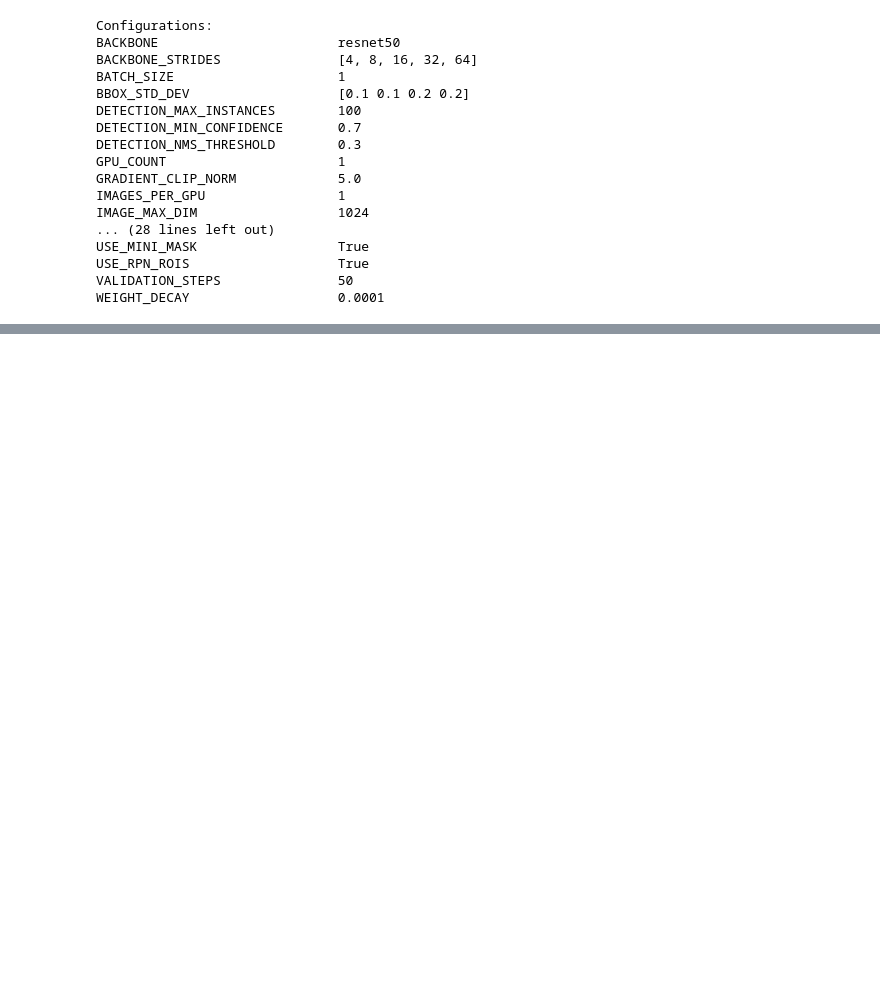
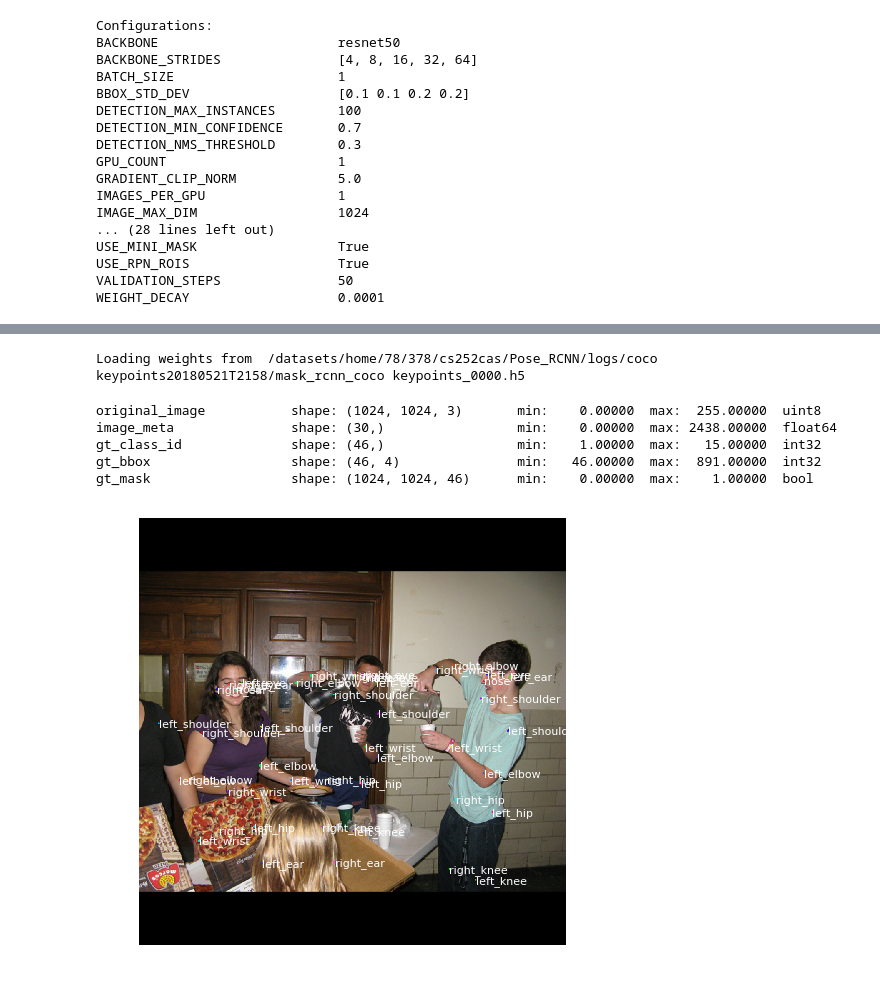
Before and after one commit to bitsauce/Keypoint_RCNN, a Jupyter notebook: samples/keypoints.ipynb, the cells around one changed output, grey strips where cells are left out. Cells and saved outputs as stored; diff of their text form; code cells hidden in the pictures; blank space fills up the shorter version.

Commit message:
Train

```diff
--- a/samples/keypoints.ipynb
+++ b/samples/keypoints.ipynb
@@ -111,6 +109,8 @@ class TrainConfig(coco_keypoints.CocoConfig):
     # All the keypoints + BG
     NUM_CLASSES = len(dataset_train.class_names)
 
+    STEPS_PER_EPOCH = 10
+
 config = TrainConfig()
 config.display()
 # %% [output]
@@ -174,0 +173,10 @@ _idx.shape (97,)
+# %%
+class InferenceConfig(coco_keypoints.CocoConfig):
+    GPU_COUNT = 1
+    IMAGES_PER_GPU = 1
+    DETECTION_MIN_CONFIDENCE = 0
+    BACKBONE = "resnet50"
+    NUM_CLASSES = len(dataset_val.class_names)
+
+inference_config = InferenceConfig()
+inference_config.display()
@@ -174,0 +201,39 @@ _idx.shape (97,)
+# %%
+# Recreate the model in inference mode
+model = modellib.MaskRCNN(mode="inference",
+                          config=inference_config,
+                          model_dir=MODEL_DIR)
+
+# Get path to saved weights
+# Either set a specific path or find last trained weights
+# model_path = os.path.join(ROOT_DIR, ".h5 file name here")
+model_path = model.find_last()[1]
+
+# Load trained weights (fill in path to trained weights here)
+assert model_path != "", "Provide path to trained weights"
+print("Loading weights from ", model_path)
+model.load_weights(model_path, by_name=True)
+# %% [output]
+Loading weights from  /datasets/home/78/378/cs252cas/Pose_RCNN/logs/coco keypoints20180521T2158/mask_rcnn_coco keypoints_0000.h5
+# %%
+# Test on a random image
+image_id = random.choice(dataset_val.image_ids)
+original_image, image_meta, gt_class_id, gt_bbox, gt_mask =\
+    modellib.load_image_gt(dataset_val, inference_config,
+                           image_id, use_mini_mask=False)
+
+log("original_image", original_image)
+log("image_meta", image_meta)
+log("gt_class_id", gt_class_id)
+log("gt_bbox", gt_bbox)
+log("gt_mask", gt_mask)
+
+visualize.display_instances(original_image, gt_bbox, gt_mask, gt_class_id,
+                            dataset_train.class_names, figsize=(8, 8))
+# %% [output]
+original_image           shape: (1024, 1024, 3)       min:    0.00000  max:  255.00000  uint8
+image_meta               shape: (30,)                 min:    0.00000  max: 2438.00000  float64
+gt_class_id              shape: (46,)                 min:    1.00000  max:   15.00000  int32
+gt_bbox                  shape: (46, 4)               min:   46.00000  max:  891.00000  int32
+gt_mask                  shape: (1024, 1024, 46)      min:    0.00000  max:    1.00000  bool
+[figure, added]
```
Also changed, not shown: parts of 7 cells of this notebook, 1 other file.
